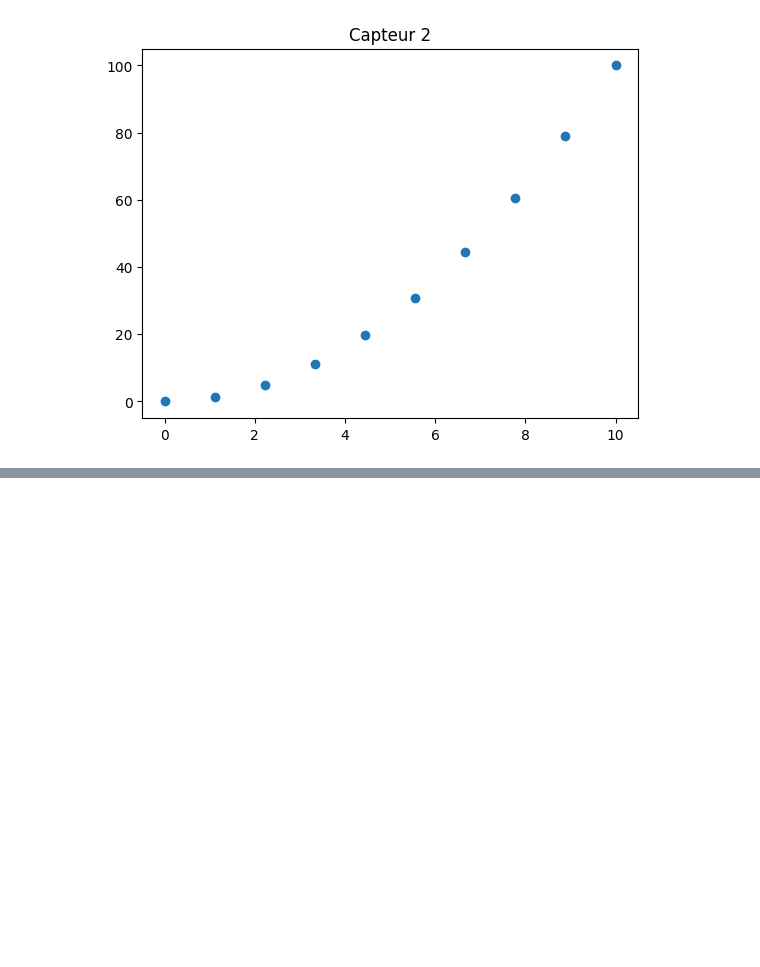
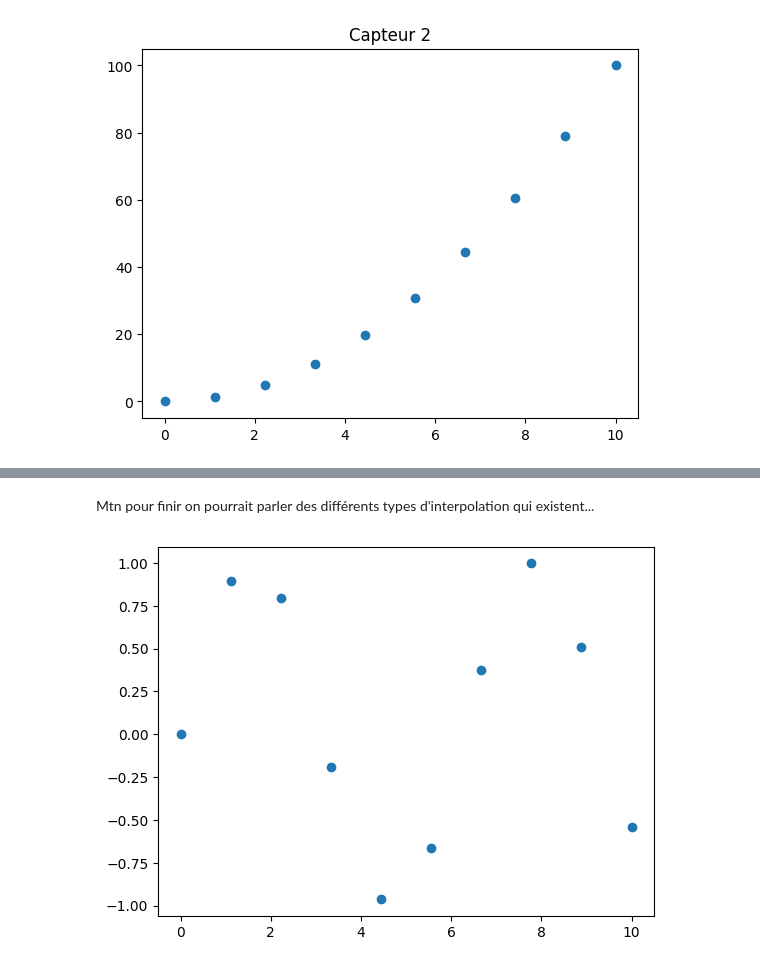
Before and after one commit to PatriceDAGBE/Data-Science-Formation, a Jupyter notebook: Machine Learnia/Base Python/5 Scipy courses.ipynb, the cells around one changed output, grey strips where cells are left out. Drawn from its saved outputs; the diff is of its cells as text; code cells hidden in the pictures; blank space fills up the shorter version.

```diff
--- a/Machine Learnia/Base Python/5 Scipy courses.ipynb
+++ b/Machine Learnia/Base Python/5 Scipy courses.ipynb
@@ -53,0 +81,13 @@ from scipy.interpolate import interp1d
+# %% [markdown]
+Mtn pour finir on pourrait parler des différents types d'interpolation qui existent...
+# %%
+# on avait utilisé un type linéaire qui a sembler bien marcher...
+
+# Mais si par exemple on avait un dataset qui ressemblait à çà:
+
+x = np.linspace(0, 10, 10)
+y = np.sin(x)
+plt.scatter(x, y)
+plt.show()
+# %% [output]
+[figure, added]
```
Also changed, not shown: parts of 6 cells of this notebook, 2 other files.
